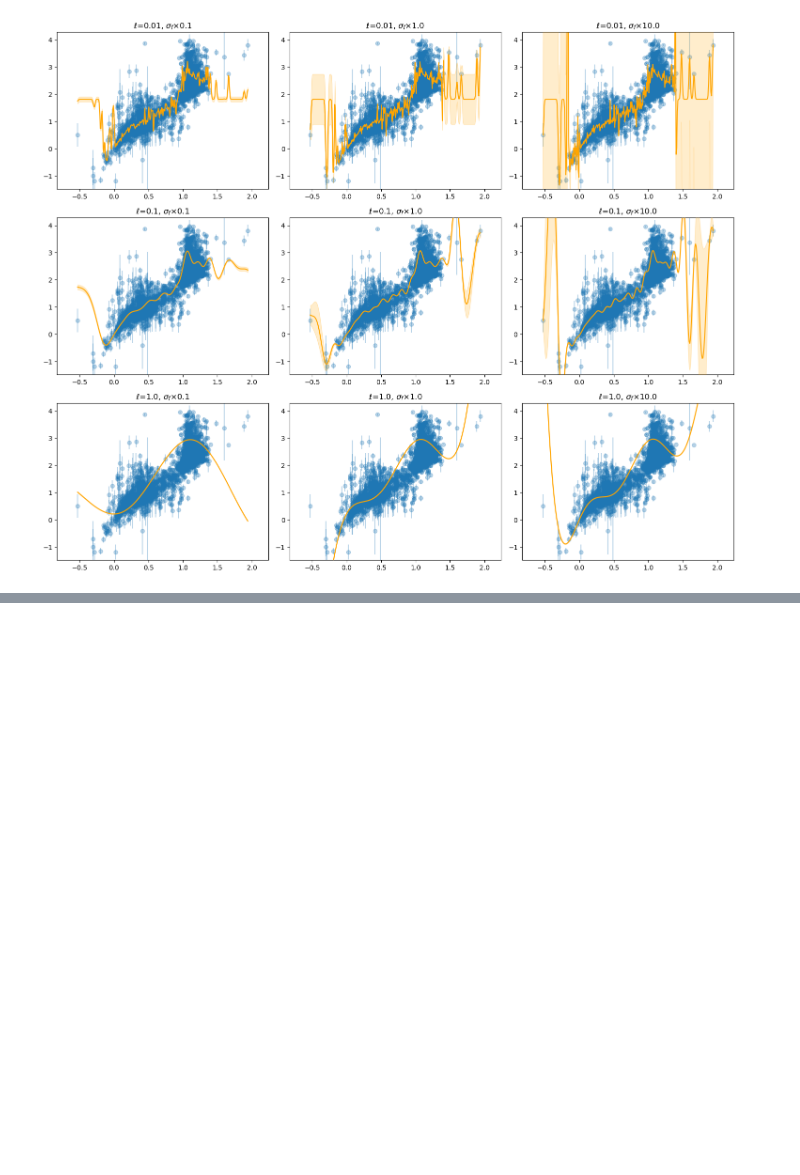
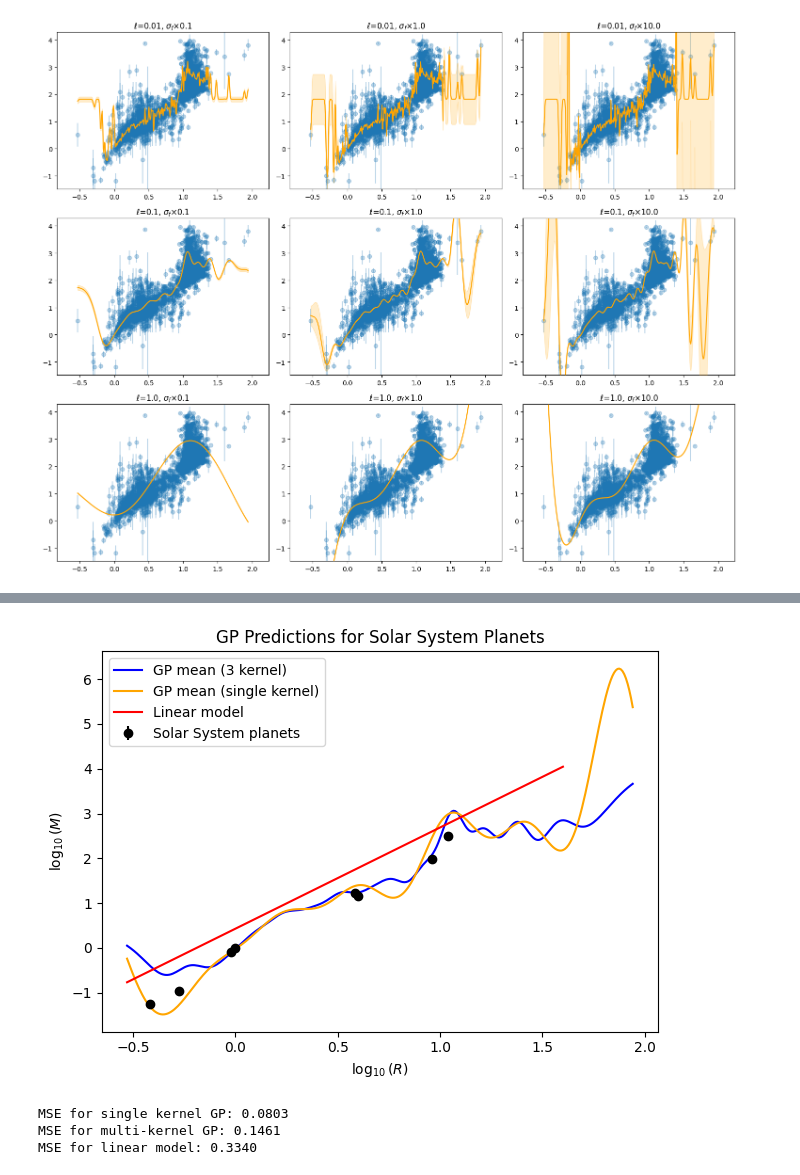
Before and after one commit to TarikOzpamuk/Astro_exercises, a Jupyter notebook: exercise5.ipynb, the cells around one changed output, grey strips where cells are left out. Saved outputs shown, nothing was run; the diff lists cells and outputs as text; code cells hidden in the pictures; blank space fills up the shorter version.

```diff
--- a/exercise5.ipynb
+++ b/exercise5.ipynb
@@ -207,0 +321,74 @@ plt.show()
+# %%
+y_solar = gp_single.predict(x_solar).ravel()
+y_solar_3 = gp_3.predict(x_solar).ravel()
+
+def linear_model(x, a, b):
+    return a * x + b
+popt, pcov = curve_fit(
+    linear_model,
+    log_sample_b[:,0],
+    log_sample_b[:,1],
+    sigma=log_sample_b[:,2],
+    absolute_sigma=True
+)
+a_3, b_3 = popt
+
+#MLE linear model
+x_fit = np.linspace(min(log_sample_b[:,0]), max(log_sample_b[:,0]), 100)
+y_fit = linear_model(x_fit, a_3, b_3)
+y_lm_solar = linear_model(x_solar.ravel(), a_3, b_3)
+# %%
+
+plt.errorbar(
+    x_solar.ravel(),
+    y_solar_true,
+    yerr=log_solarerror_m,
+    fmt='o',
+    color='black',
+    label='Solar System planets',
+    zorder=5
+)
+plt.plot(
+    x3_pred.ravel(),
+    y3_pred.ravel(),
+    color='blue',
+    label='GP mean (3 kernel)',
+    zorder=3
+)
+plt.plot(
+    x_pred_single.ravel(),
+    y_pred_single.ravel(),
+    color='orange',
+    label='GP mean (single kernel)',
+    zorder=3
+)
+plt.plot(
+    x_fit,
+    y_fit,
+    color='red',
+    label='Linear model',
+    zorder=3
+)
+plt.xlabel(r'$\log_{10}(R)$')
+plt.ylabel(r'$\log_{10}(M)$')
+plt.title("GP Predictions for Solar System Planets")
+plt.legend()
+plt.tight_layout()
+plt.savefig("solar_system_predictions.png", dpi=200)
+plt.show()
+
+MSE_single = np.mean((y_solar - y_solar_true)**2)
+MSE_multi = np.mean((y_solar_3 - y_solar_true)**2)
+print(f"MSE for single kernel GP: {MSE_single:.4f}")
+print(f"MSE for multi-kernel GP: {MSE_multi:.4f}")
+def linear_model(x, a, b):
+    return a * x + b
+
+
+MSE_lm = np.mean((y_lm_solar - y_solar_true)**2)
+print(f"MSE for linear model: {MSE_lm:.4f}")
+# %% [output]
+[figure, added]
+MSE for single kernel GP: 0.0803
+MSE for multi-kernel GP: 0.1461
+MSE for linear model: 0.3340
```
Also changed, not shown: parts of 10 cells of this notebook.
